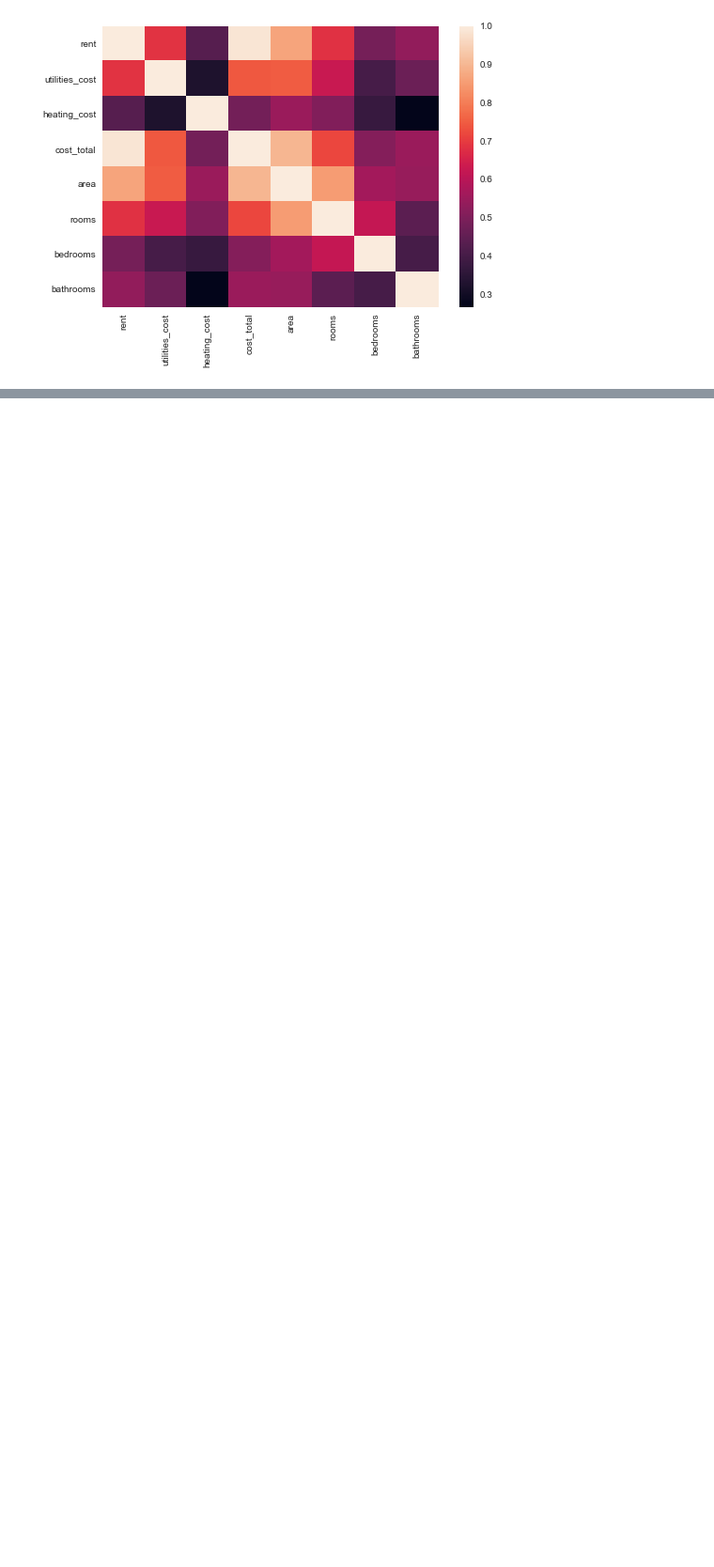
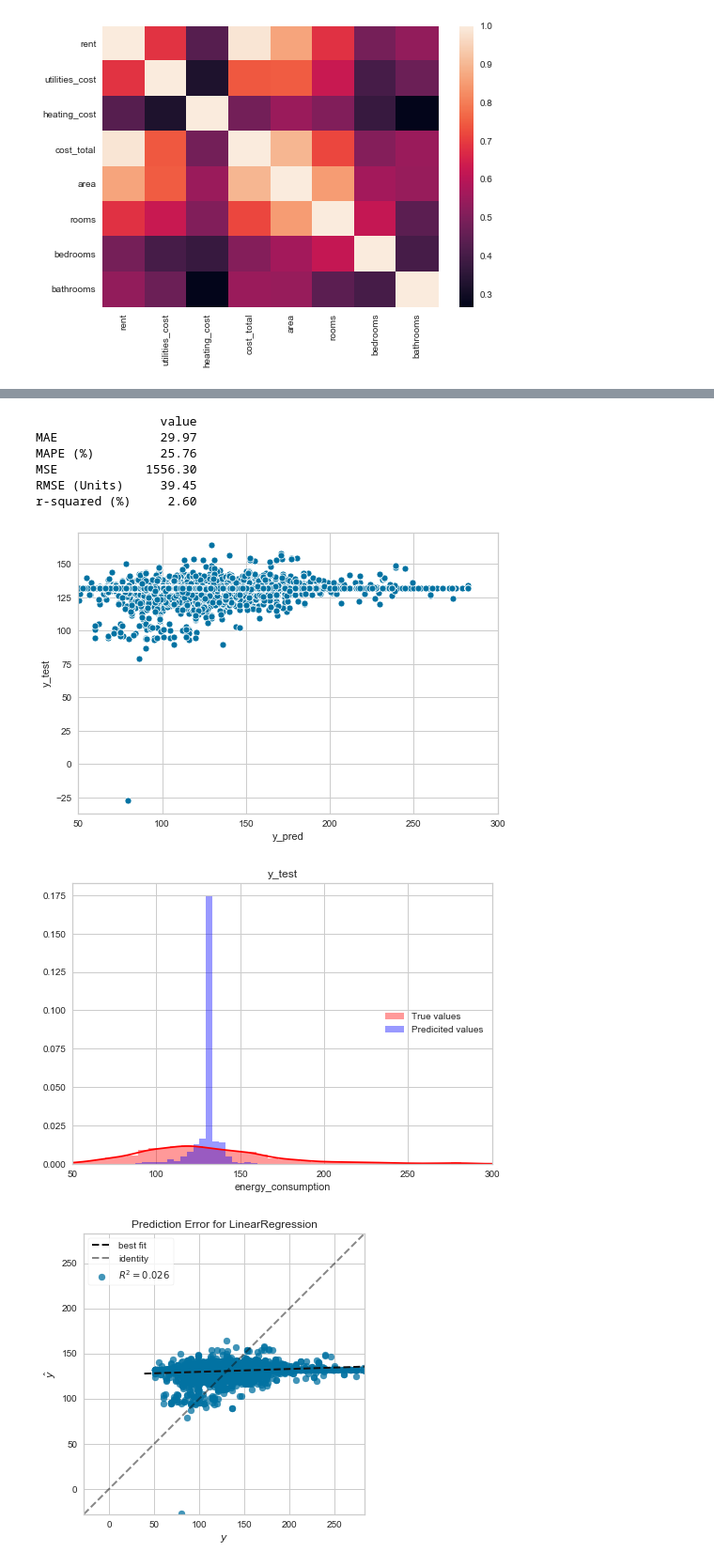
Before and after one commit to David5492/bachelorarbeit, a Jupyter notebook: _climate_change_mitigation/_climate_change_mitigation/modellers/pipelines.ipynb, the cells around one changed output, grey strips where cells are left out. Shown at 94% size. Saved outputs shown, nothing was run; the diff lists cells and outputs as text; code cells hidden in the pictures; blank space fills up the shorter version.

```diff
--- a/_climate_change_mitigation/_climate_change_mitigation/modellers/pipelines.ipynb
+++ b/_climate_change_mitigation/_climate_change_mitigation/modellers/pipelines.ipynb
@@ -440 +440,80 @@ r-squared (%)   66.79
 <matplotlib.axes._subplots.AxesSubplot at 0x...>
+# %%
+# TEST MIT AUSSCHLIEßLICH NLP-Daten:
+
+import numpy as np
+import pandas as pd
+from sklearn.pipeline import Pipeline
+from sklearn.preprocessing import StandardScaler
+from sklearn.preprocessing import MinMaxScaler
+from sklearn.model_selection import train_test_split
+from validation_metric import total_validation
+import matplotlib.pyplot as plt
+import seaborn as sns
+from yellowbrick.regressor import ResidualsPlot
+from yellowbrick.regressor import PredictionError
+
+
+#load data
+df = pd.read_csv("C:/Users/test/Documents/GitHub/bachelorarbeit/_climate_change_mitigation/data/processed/berlin_preprocessed.csv")
+
+# Drop 'cost_total' due to high correlation -> colliniarity?
+df = df.drop('cost_total', axis=1)
+
+# split data
+X = df.iloc[:,82:150]
+y = df.iloc[:,0]
+
+X_train, X_test, y_train, y_test = train_test_split(X, y, test_size=0.2, random_state=42)
+
+# LinReg:
+
+from sklearn.linear_model import LinearRegression
+
+steps = [
+    ('scaler', StandardScaler()),
+    ('normalizer', MinMaxScaler()),
+    ('LinReg', LinearRegression())]
+
+pipeline = Pipeline(steps)
+
+LinReg_scaled = pipeline.fit(X_train, y_train)
+y_pred = LinReg_scaled.predict(X_test)
+
+metric_LinReg = total_validation(y_test, y_pred)
+
+print(metric_LinReg)
+
+
+_ = sns.scatterplot(y_test, y_pred)
+_ = plt.xlim(50, 300)
+_ = plt.ylabel('y_test')
+_ = plt.xlabel('y_pred')
+plt.show()
+
+_ = sns.distplot(y_test, color = 'red', label = 'True values') #, rug=True
+_ = sns.distplot(y_pred, color = 'blue', label = 'Predicited values')
+_ = plt.title('y_test')
+_ = plt.legend(loc = 7)
+_ = plt.xlim(50, 300)
+plt.show()
+
+visualizer = PredictionError(pipeline)
+visualizer.fit(X_train, y_train)
+visualizer.score(X_test, y_test)
+visualizer.show()
+
+visualizer = ResidualsPlot(pipeline)
+visualizer.fit(X_train, y_train)
+visualizer.score(X_test, y_test)
+visualizer.show()
+# %% [output]
+                 value
+MAE              29.97
+MAPE (%)         25.76
+MSE            1556.30
+RMSE (Units)     39.45
+r-squared (%)     2.60
+[figure, added]
+[figure, added]
+[figure, added]
```
Also changed, not shown: parts of 11 cells of this notebook, 1 other file.
